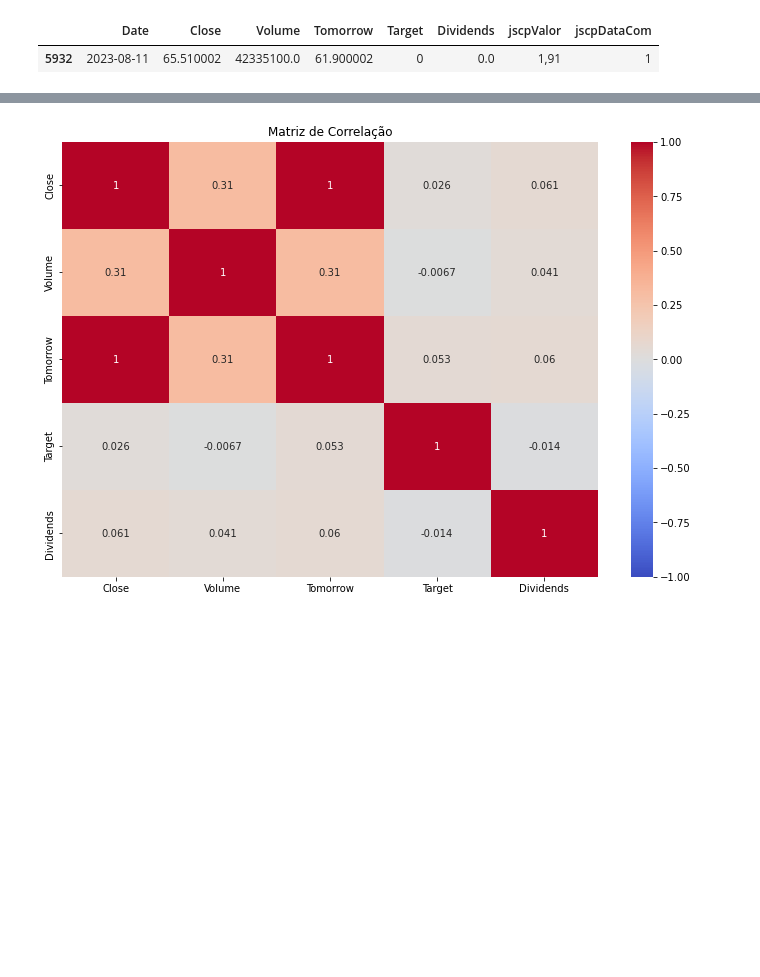
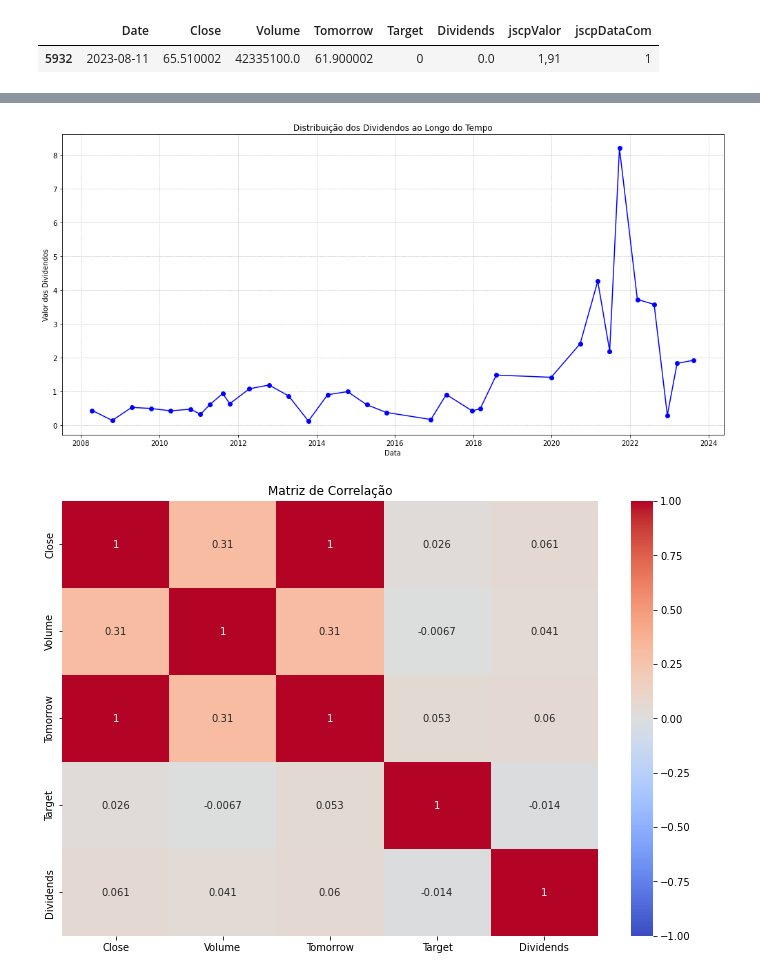
Before and after one commit to essington62/ML-StockAnalisys, a Jupyter notebook: vale3GettingData_v2.ipynb, the cells around one changed output, grey strips where cells are left out. Drawn from its saved outputs; the diff is of its cells as text; code cells hidden in the pictures; blank space fills up the shorter version.

```diff
--- a/vale3GettingData_v2.ipynb
+++ b/vale3GettingData_v2.ipynb
@@ -436,3 +606,15 @@ plt.show()
+# %%
+# Plotando a distribuição dos dividendos na linha do tempo
+plt.figure(figsize=(14, 7))
+plt.plot(dividendos['Date'], dividendos['Dividends'], marker='o', linestyle='-', color='b')
+plt.title('Distribuição dos Dividendos ao Longo do Tempo')
+plt.xlabel('Data')
+plt.ylabel('Valor dos Dividendos')
+plt.grid(True, which='both', linestyle='--', linewidth=0.5)
+plt.tight_layout()
+plt.show()
+# %% [output]
+[figure, added]
 # %%
 #
 # Finalizada a primeira faze que tinha como objetivo montar uma
```
Also changed, not shown: parts of 21 cells of this notebook.
